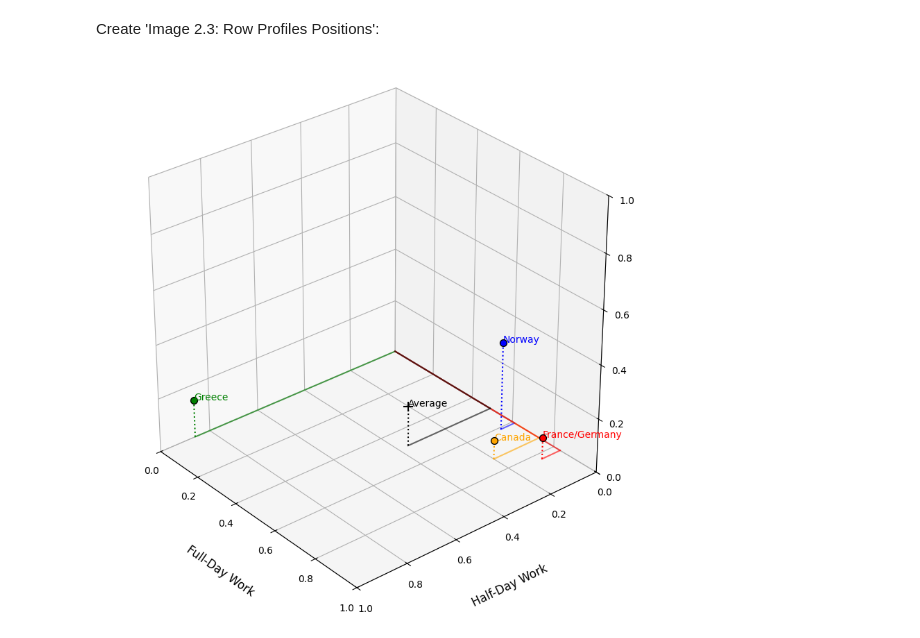
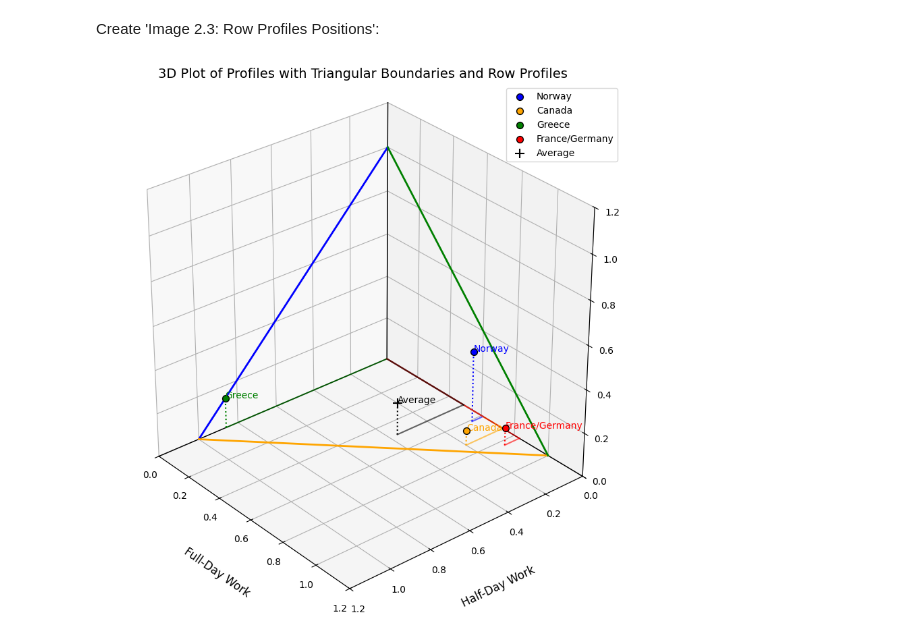
Before and after one commit to lfelipecas/ca-in-practice, a Jupyter notebook: notebooks/chapter2.ipynb, the cells around one changed output. Drawn from its saved outputs; the diff is of its cells as text; code cells hidden in the pictures.

Commit message:
Updated chapter2.ipynb with plot enhancements

```diff
--- a/notebooks/chapter2.ipynb
+++ b/notebooks/chapter2.ipynb
@@ -110,11 +111,21 @@ y_avg = df_profiles.loc['Average', 'Half-Day Work']
 z_avg = df_profiles.loc['Average', 'Holiday']
 # %%
 # Create a figure and a 3D axis
-fig = plt.figure(figsize=(12, 10))  # Adjust figure size to allow more space for labels and elements
+fig = plt.figure(figsize=(14, 10))  # Adjust figure size to allow more space for labels and elements
 ax = fig.add_subplot(111, projection='3d')
 
 # Colors for each country for consistent plotting
 colors = ['blue', 'orange', 'green', 'red']
+
+# Extend axes lines beyond the usual range to emphasize axis visibility
+ax.plot([0, 1.2], [0, 0], [0, 0], color='black', linestyle='-', linewidth=1)  # X-axis
+ax.plot([0, 0], [0, 1.2], [0, 0], color='black', linestyle='-', linewidth=1)  # Y-axis
+ax.plot([0, 0], [0, 0], [0, 1.2], color='black', linestyle='-', linewidth=1)  # Z-axis
+
+# Draw lines forming a triangle in the 3D plane
+ax.plot([0, 0], [0, 1], [1, 0], color='blue', linewidth=2)  # Line 1
+ax.plot([0, 1], [1, 0], [0, 0], color='orange', linewidth=2)  # Line 2
+ax.plot([0, 1], [0, 0], [1, 0], color='green', linewidth=2)  # Line 3
 
 # Plot each country profile in the 3D space, excluding 'Average'
 for idx, country in enumerate(df_profiles.index):
@@ -131,37 +142,37 @@ for idx, country in enumerate(df_profiles.index):
         ax.text(x[country], y[country], z[country], country, color=colors[idx], fontsize=10)
 
 # Plot the 'Average' row as a separate point with a different marker
 ax.scatter(x_avg, y_avg, z_avg, color='black', marker='+', s=100, label='Average')
 ax.text(x_avg, y_avg, z_avg, 'Average', color='black', fontsize=10)
 
 # Draw the "cateto" lines for the Average point
 ax.plot([0, x_avg], [0, 0], [0, 0], linestyle='-', color='black', alpha=0.6)
 ax.plot([x_avg, x_avg], [0, y_avg], [0, 0], linestyle='-', color='black', alpha=0.6)
 ax.plot([x_avg, x_avg], [y_avg, y_avg], [0, z_avg], linestyle=':', color='black')
 
 # Set labels for each axis with adjusted labelpad for visibility
 ax.set_xlabel('Full-Day Work', fontsize=12, labelpad=20)
 ax.set_ylabel('Half-Day Work', fontsize=12, labelpad=20)
 ax.set_zlabel('Holiday', fontsize=12, labelpad=20, rotation=90)
 
-# Set axis limits to make the 3D plot area smaller
-ax.set_xlim(0, 1)
-ax.set_ylim(1, 0)
-ax.set_zlim(0, 1)
+# Set axis limits to make the 3D plot area more defined
+ax.set_xlim(0, 1.2)
+ax.set_ylim(1.2, 0)
+ax.set_zlim(0, 1.2)
 
 # Reduce the box aspect ratio to make the cube smaller inside the figure
 ax.set_box_aspect([1, 1, 1])
 
 # Set the title of the plot
-# ax.set_title('Row Profiles in 3D Space', fontsize=14)
+ax.set_title('3D Plot of Profiles with Triangular Boundaries and Row Profiles', fontsize=14)
 
 # Set view angle to adjust visibility of all axes
 ax.view_init(elev=30, azim=-40)
 
 # Show the legend
-# ax.legend()
+ax.legend()
 
 # Show the plot
 plt.show()
 # %% [output]
-[figure, old version]
+[figure, new version]
```
Also changed, not shown: parts of 3 cells of this notebook.
